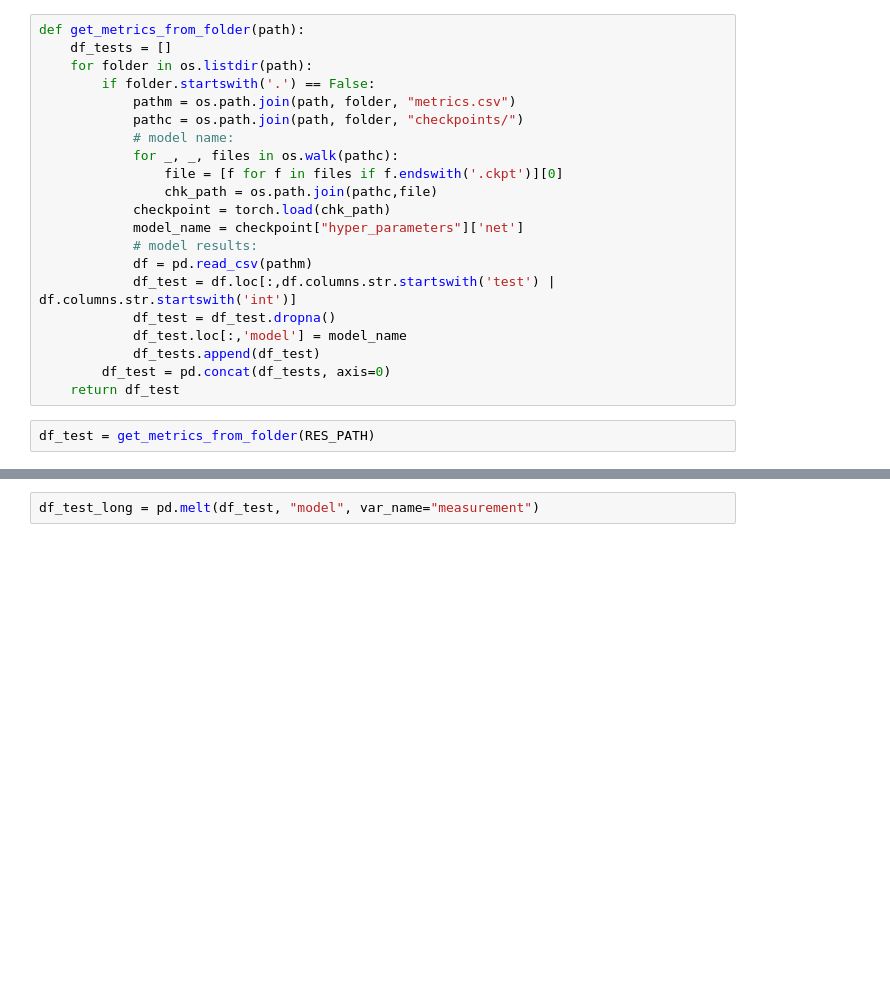
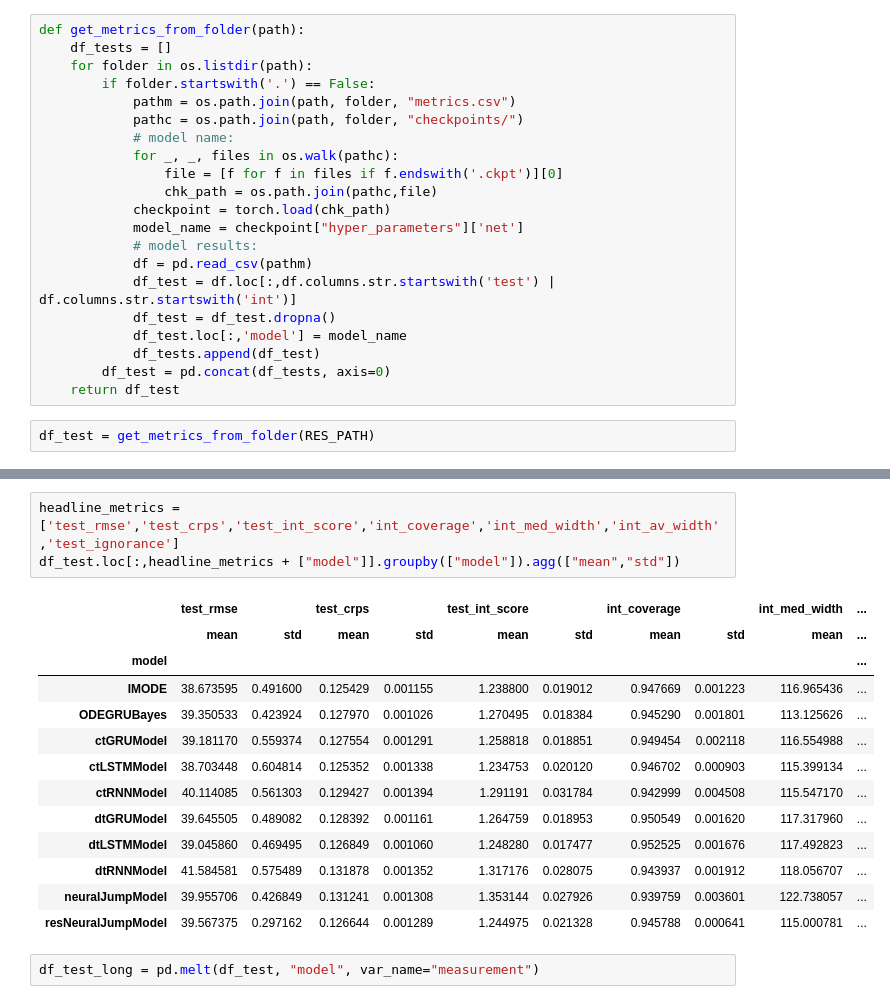
Before and after one commit to oizin/irregular-ts, a Jupyter notebook: scripts/eval/get_test_metrics.ipynb, the cells around one changed output, grey strips where cells are left out. Cells and saved outputs as stored; diff of their text form; blank space fills up the shorter version.

```diff
--- a/scripts/eval/get_test_metrics.ipynb
+++ b/scripts/eval/get_test_metrics.ipynb
@@ -47,3 +56,20 @@ df_test
+# %%
+headline_metrics = ['test_rmse','test_crps','test_int_score','int_coverage','int_med_width','int_av_width','test_ignorance']
+df_test.loc[:,headline_metrics + ["model"]].groupby(["model"]).agg(["mean","std"])
+# %% [output]
+|  | test_rmse |  | test_crps |  | test_int_score |  | int_coverage |  | int_med_width | ... |
+|  | mean | std | mean | std | mean | std | mean | std | mean | ... |
+| model |  |  |  |  |  |  |  |  |  | ... |
+| IMODE | 38.673595 | 0.491600 | 0.125429 | 0.001155 | 1.238800 | 0.019012 | 0.947669 | 0.001223 | 116.965436 | ... |
+| ODEGRUBayes | 39.350533 | 0.423924 | 0.127970 | 0.001026 | 1.270495 | 0.018384 | 0.945290 | 0.001801 | 113.125626 | ... |
+| ctGRUModel | 39.181170 | 0.559374 | 0.127554 | 0.001291 | 1.258818 | 0.018851 | 0.949454 | 0.002118 | 116.554988 | ... |
+| ctLSTMModel | 38.703448 | 0.604814 | 0.125352 | 0.001338 | 1.234753 | 0.020120 | 0.946702 | 0.000903 | 115.399134 | ... |
+| ctRNNModel | 40.114085 | 0.561303 | 0.129427 | 0.001394 | 1.291191 | 0.031784 | 0.942999 | 0.004508 | 115.547170 | ... |
+| dtGRUModel | 39.645505 | 0.489082 | 0.128392 | 0.001161 | 1.264759 | 0.018953 | 0.950549 | 0.001620 | 117.317960 | ... |
+| dtLSTMModel | 39.045860 | 0.469495 | 0.126849 | 0.001060 | 1.248280 | 0.017477 | 0.952525 | 0.001676 | 117.492823 | ... |
+| dtRNNModel | 41.584581 | 0.575489 | 0.131878 | 0.001352 | 1.317176 | 0.028075 | 0.943937 | 0.001912 | 118.056707 | ... |
+| neuralJumpModel | 39.955706 | 0.426849 | 0.131241 | 0.001308 | 1.353144 | 0.027926 | 0.939759 | 0.003601 | 122.738057 | ... |
+| resNeuralJumpModel | 39.567375 | 0.297162 | 0.126644 | 0.001289 | 1.244975 | 0.021328 | 0.945788 | 0.000641 | 115.000781 | ... |
 # %%
 df_test_long = pd.melt(df_test, "model", var_name="measurement")
 # %%
```
Also changed, not shown: parts of 3 cells of this notebook, 53 other files.
